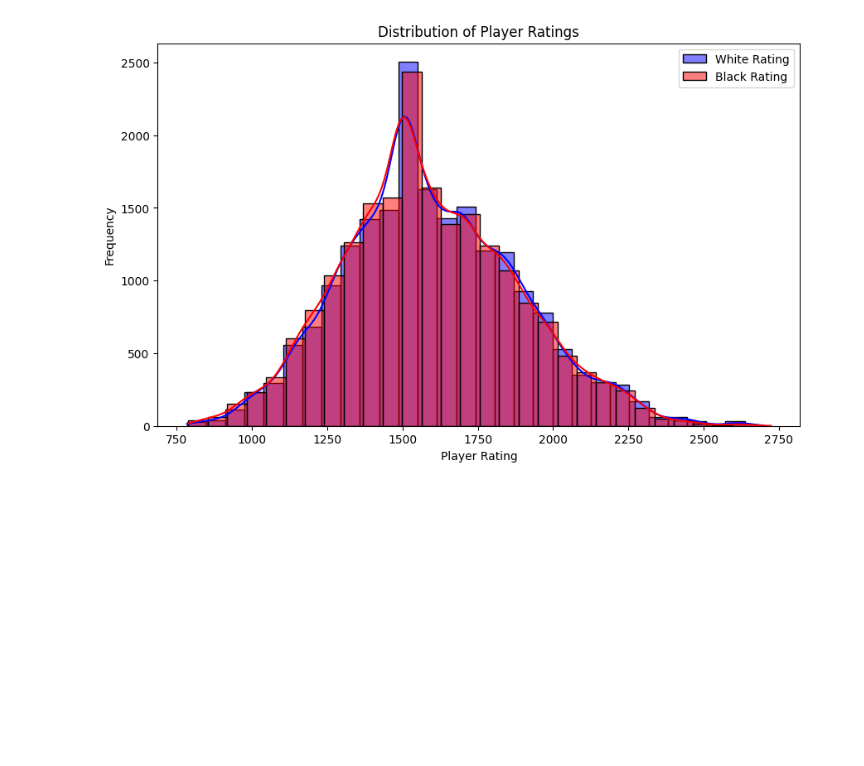
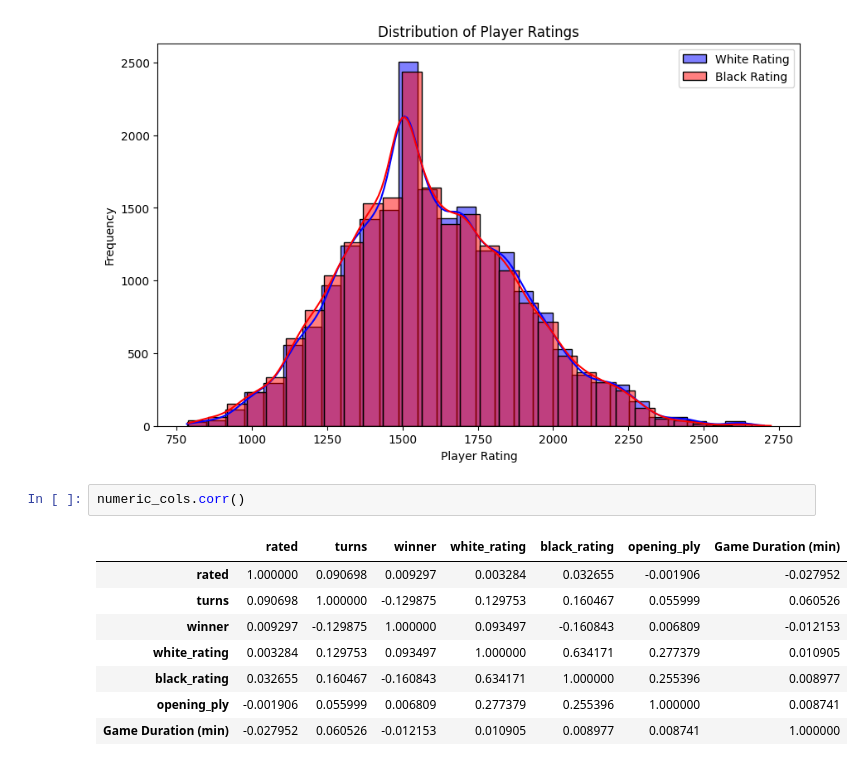
Before and after one commit to MiltonGreat/Chess-Game-Strategy, a Jupyter notebook: Chess Game AI.ipynb, the cells around one changed output. Drawn from its saved outputs; the diff is of its cells as text; blank space fills up the shorter version.

```diff
--- a/Chess Game AI.ipynb
+++ b/Chess Game AI.ipynb
@@ -153,6 +153,17 @@ plt.show()
 # %% [output]
 [figure]
 [figure]
+# %%
+numeric_cols.corr()
+# %% [output]
+|  | rated | turns | winner | white_rating | black_rating | opening_ply | Game Duration (min) |
+| rated | 1.000000 | 0.090698 | 0.009297 | 0.003284 | 0.032655 | -0.001906 | -0.027952 |
+| turns | 0.090698 | 1.000000 | -0.129875 | 0.129753 | 0.160467 | 0.055999 | 0.060526 |
+| winner | 0.009297 | -0.129875 | 1.000000 | 0.093497 | -0.160843 | 0.006809 | -0.012153 |
+| white_rating | 0.003284 | 0.129753 | 0.093497 | 1.000000 | 0.634171 | 0.277379 | 0.010905 |
+| black_rating | 0.032655 | 0.160467 | -0.160843 | 0.634171 | 1.000000 | 0.255396 | 0.008977 |
+| opening_ply | -0.001906 | 0.055999 | 0.006809 | 0.277379 | 0.255396 | 1.000000 | 0.008741 |
+| Game Duration (min) | -0.027952 | 0.060526 | -0.012153 | 0.010905 | 0.008977 | 0.008741 | 1.000000 |
 # %%
 # Monte Carlo Tree Search (MCTS) Implementation
 
```
Also changed, not shown: parts of 8 cells of this notebook.
